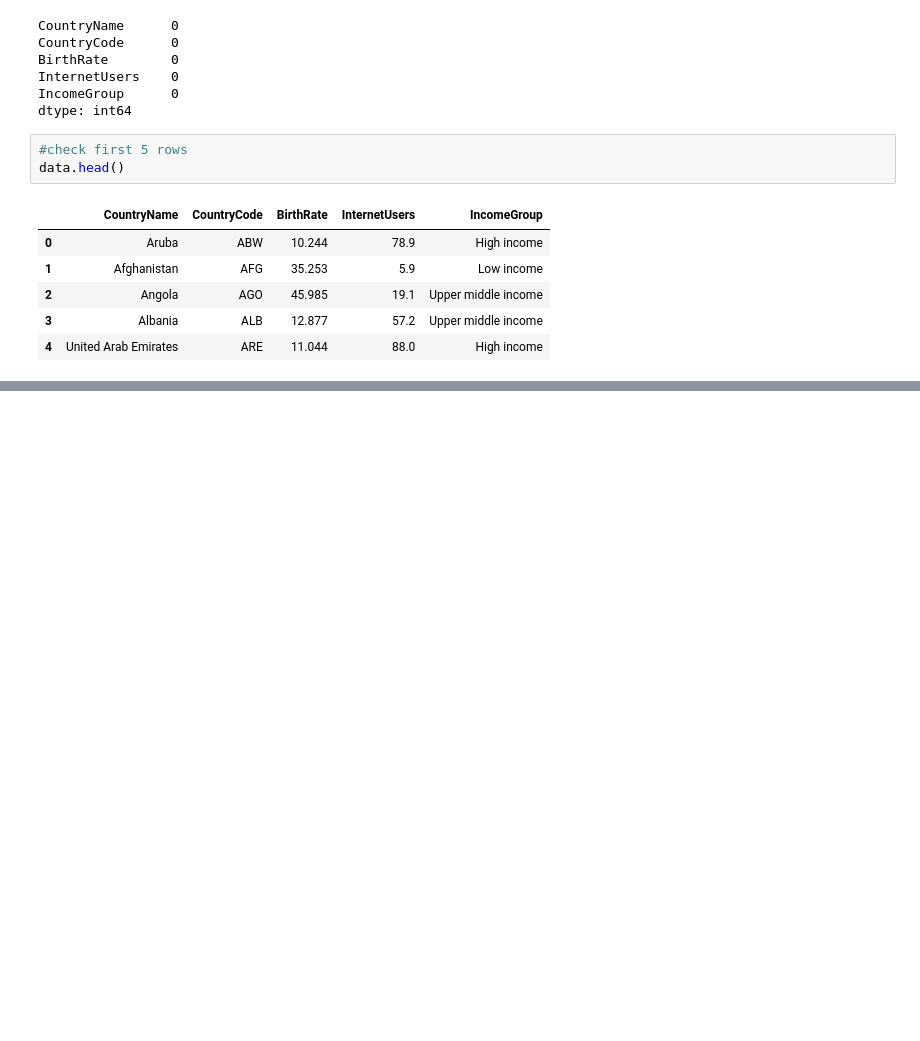
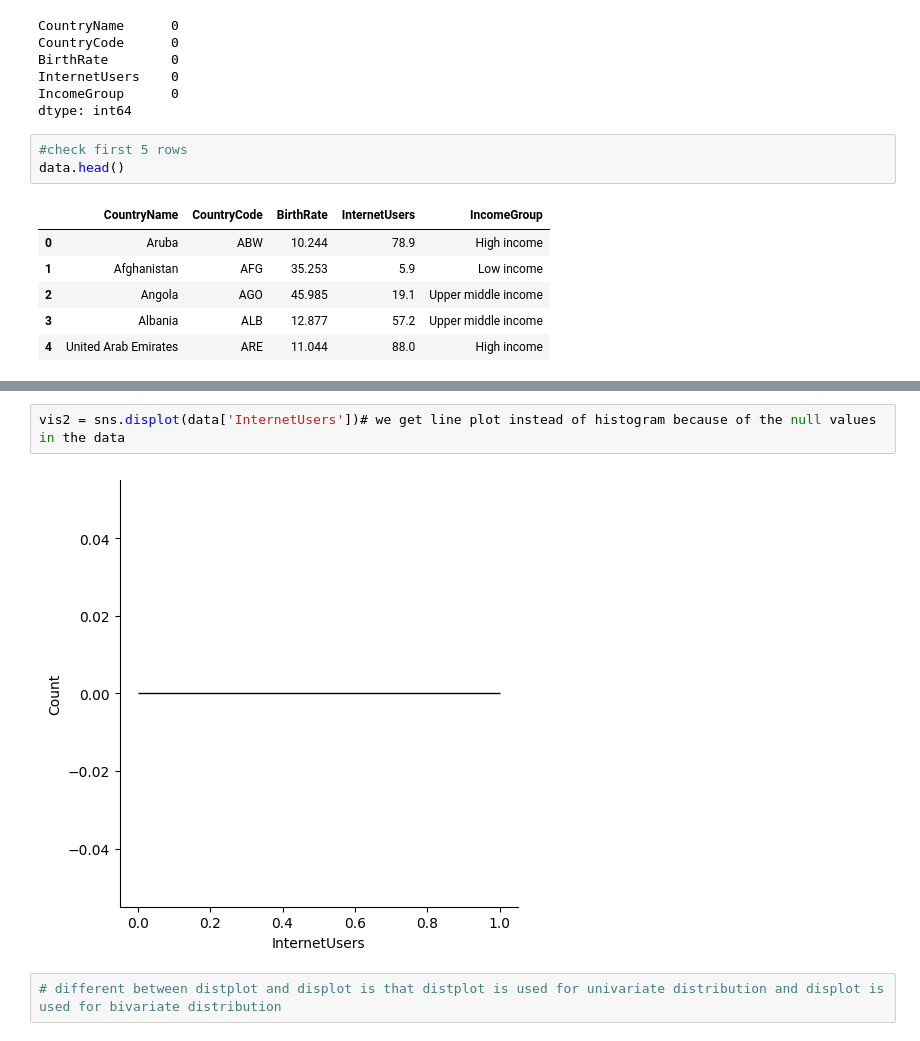
Before and after one commit to deshmukhamol100/DS_practice, a Jupyter notebook: python/pythonPandas.ipynb, the cells around one changed output, grey strips where cells are left out. Saved outputs shown, nothing was run; the diff lists cells and outputs as text; blank space fills up the shorter version.

```diff
--- a/python/pythonPandas.ipynb
+++ b/python/pythonPandas.ipynb
@@ -85,0 +274,6 @@ data.head()
+# %%
+vis2 = sns.displot(data['InternetUsers'])# we get line plot instead of histogram because of the null values in the data
+# %% [output]
+[figure, added]
+# %%
+# different between distplot and displot is that distplot is used for univariate distribution and displot is used for bivariate distribution
```
Also changed, not shown: parts of 32 cells of this notebook, 1 other file.
